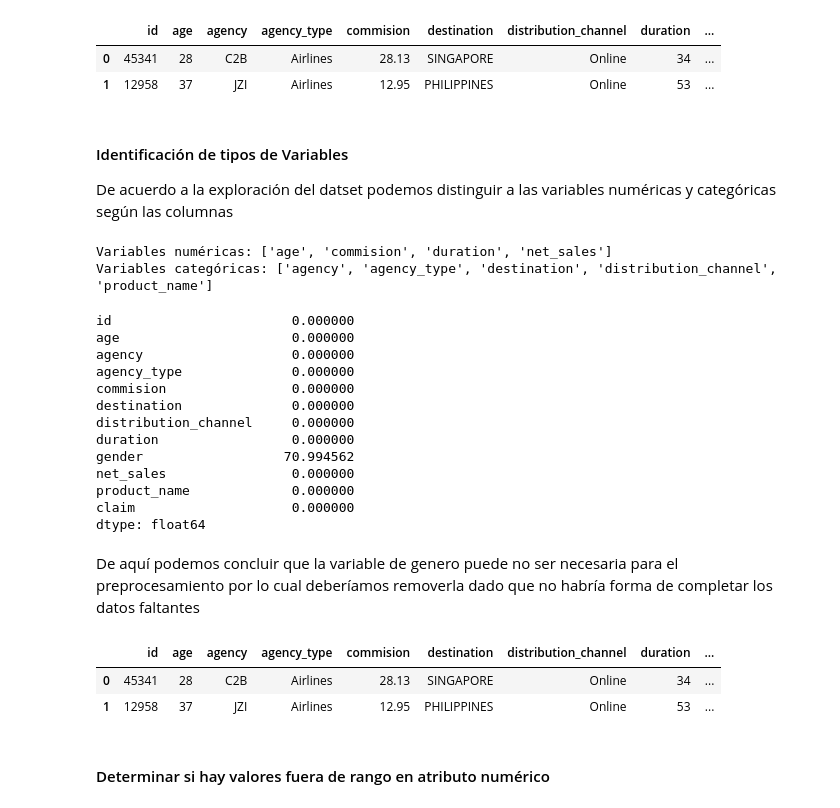
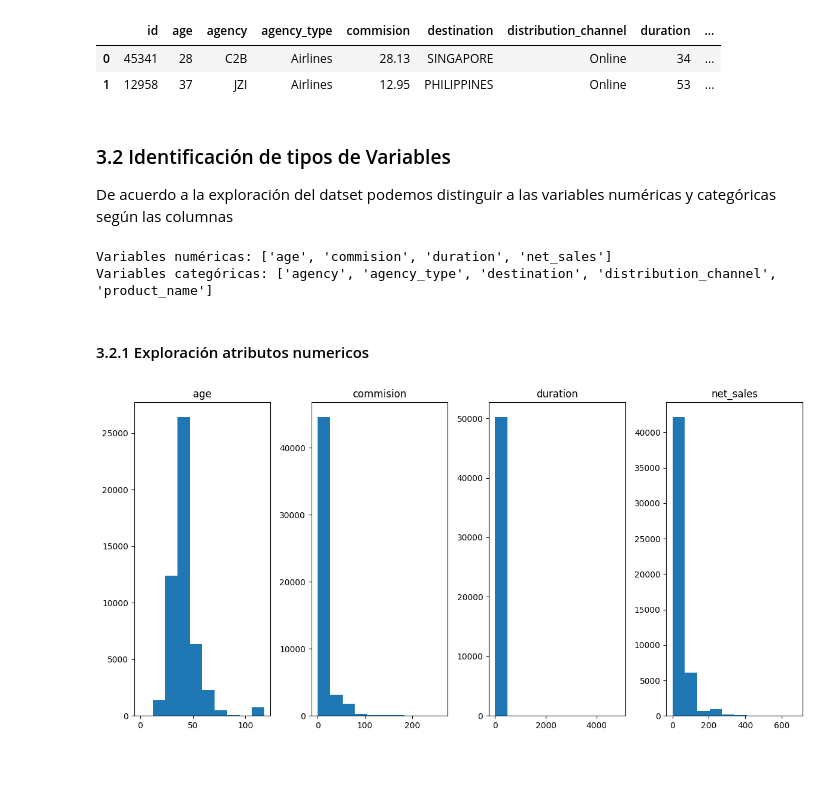
Before and after one commit to gdelgador/MineriaDatos, a Jupyter notebook: Actividad1.ipynb, the cells around one changed output. Drawn from its saved outputs; the diff is of its cells as text; code cells hidden in the pictures; blank space fills up the shorter version.

```diff
--- a/Actividad1.ipynb
+++ b/Actividad1.ipynb
@@ -194,7 +234,7 @@ df_clean.head(2)
 | 0 | 45341 | 28 | C2B | Airlines | 28.13 | SINGAPORE | Online | 34 | ... |
 | 1 | 12958 | 37 | JZI | Airlines | 12.95 | PHILIPPINES | Online | 53 | ... |
 # %% [markdown]
-#### Identificación de tipos de Variables
+### 3.2 Identificación de tipos de Variables
 
 De acuerdo a la exploración del datset podemos distinguir a las variables numéricas y categóricas según las columnas
 # %%
@@ -210,32 +250,19 @@ print("Variables categóricas:", variables_categoricas)
 # %% [output]
 Variables numéricas: ['age', 'commision', 'duration', 'net_sales']
 Variables categóricas: ['agency', 'agency_type', 'destination', 'distribution_channel', 'product_name']
-# %%
-# obtener porcentaje de nulos por campo
-porcentaje_nulos = df_clean.isna().sum() / len(df_clean) * 100
-porcentaje_nulos
-# %% [output]
-id                       0.000000
-age                      0.000000
-agency                   0.000000
-agency_type              0.000000
-commision                0.000000
-destination              0.000000
-distribution_channel     0.000000
-duration                 0.000000
-gender                  70.994562
-net_sales                0.000000
-product_name             0.000000
-claim                    0.000000
-dtype: float64
-# %% [markdown]
-De aquí podemos concluir que la variable de genero puede no ser necesaria para el preprocesamiento por lo cual deberíamos removerla dado que no habría forma de completar los datos faltantes
-# %%
-df_clean.drop(columns=['gender'], inplace=True)
-df_clean.head(2)
-# %% [output]
-|  | id | age | agency | agency_type | commision | destination | distribution_channel | duration | ... |
-| 0 | 45341 | 28 | C2B | Airlines | 28.13 | SINGAPORE | Online | 34 | ... |
-| 1 | 12958 | 37 | JZI | Airlines | 12.95 | PHILIPPINES | Online | 53 | ... |
-# %% [markdown]
-#### Determinar si hay valores fuera de rango en atributo numérico
+# %% [markdown]
+#### 3.2.1 Exploración atributos numericos
+# %%
+# Creando un histograma para cada variable numérica
+fig, axes = plt.subplots(nrows=1, ncols=len(variables_numericas), figsize=(12, 6))
+
+for i, column in enumerate(variables_numericas):
+    axes[i].hist(df_clean[column])
+    axes[i].set_title(column)
+
+# Ajustando el espacio entre los gráficos
+plt.tight_layout()
+
+plt.show()
+# %% [output]
+[figure, added]
```
Also changed, not shown: parts of 47 cells of this notebook.
